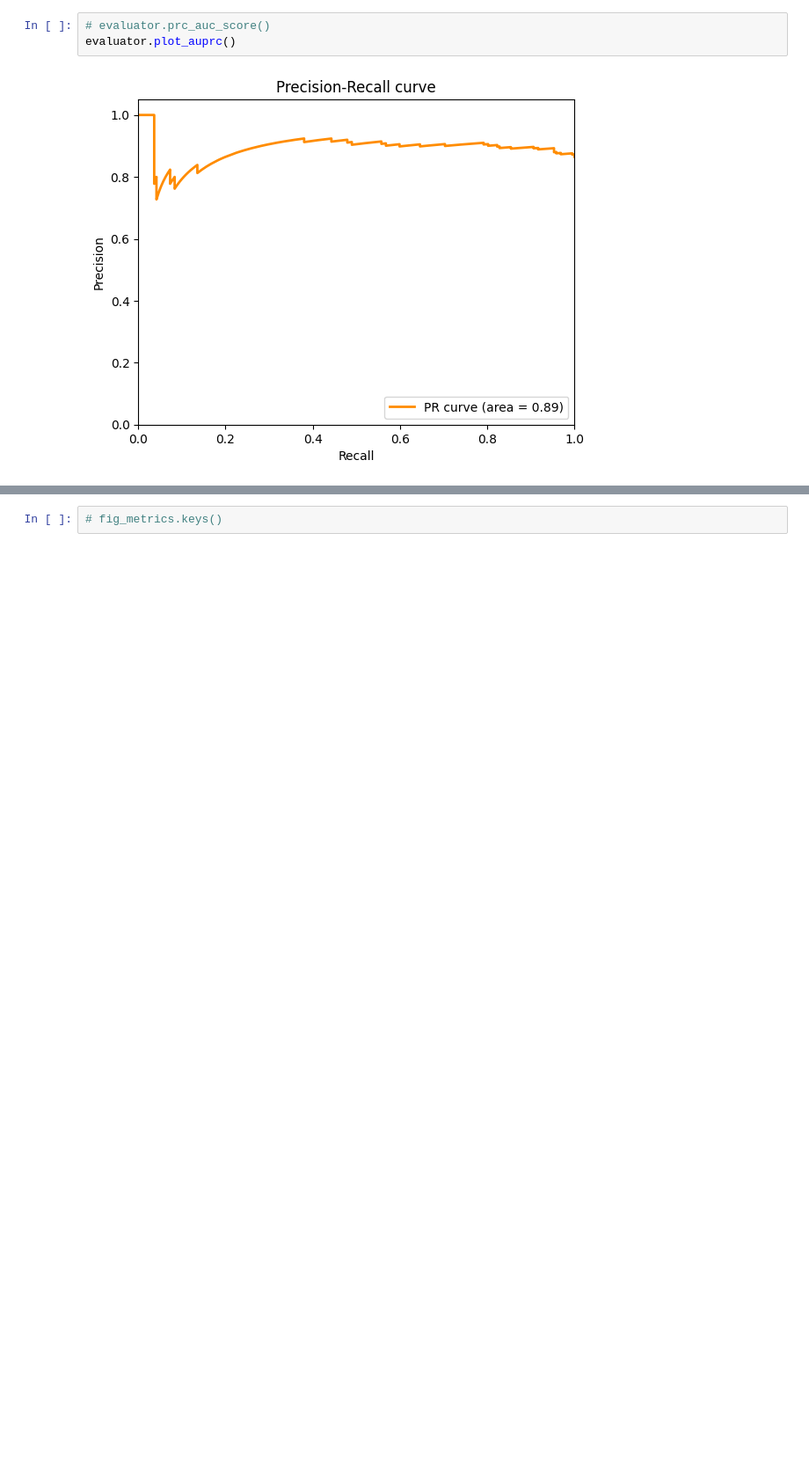
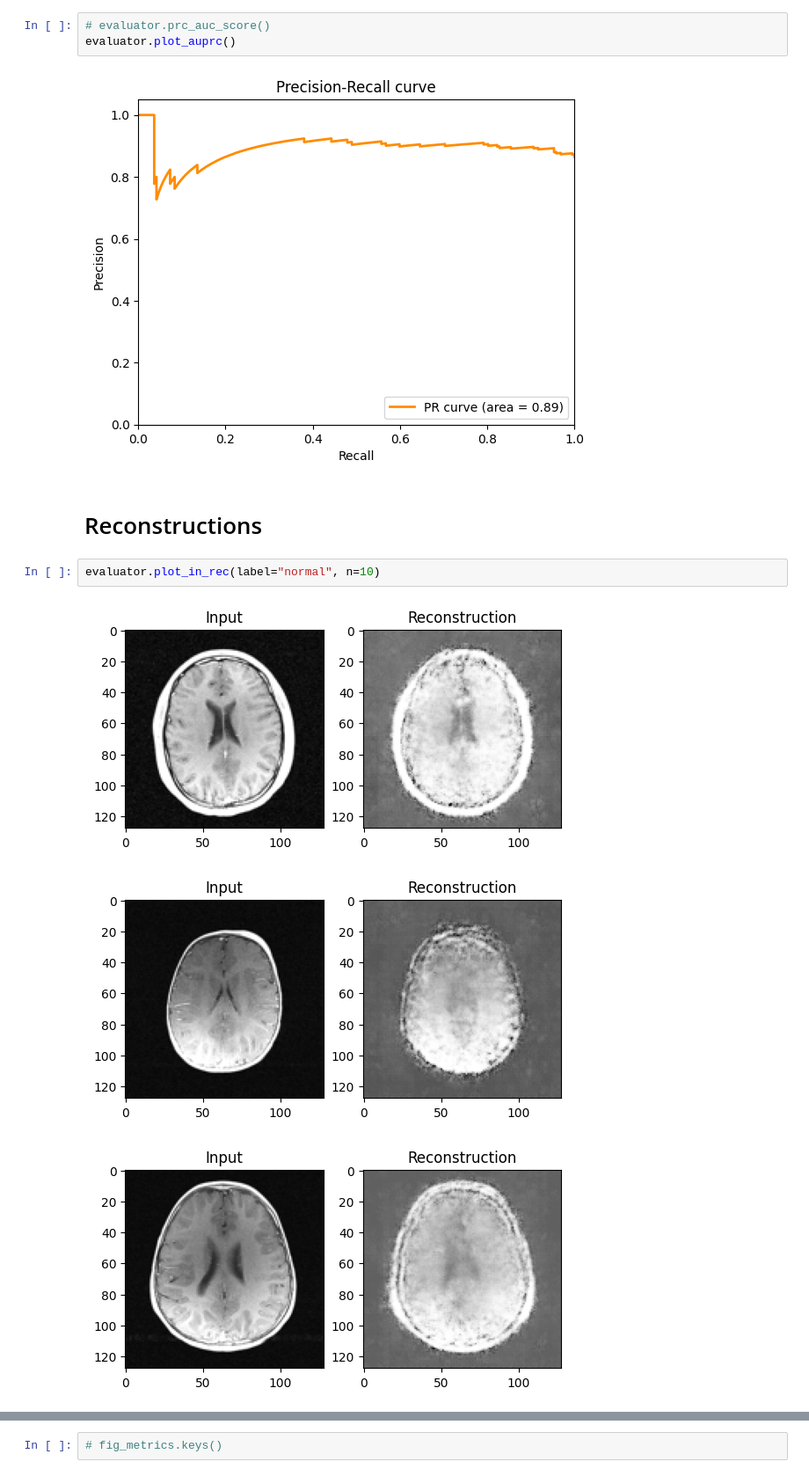
Before and after one commit to MarcelRosier/mad_seminar, a Jupyter notebook: run_eval.ipynb, the cells around one changed output, grey strips where cells are left out. Shown at 88% size. Saved outputs shown, nothing was run; the diff lists cells and outputs as text; blank space fills up the shorter version.

Commit message:
- add rec plot - test wandb integration

```diff
--- a/run_eval.ipynb
+++ b/run_eval.ipynb
@@ -146,3 +147,11 @@ evaluator.plot_auroc()
 evaluator.plot_auprc()
 # %% [output]
 [figure]
+# %% [markdown]
+# Reconstructions
+# %%
+evaluator.plot_in_rec(label="normal", n=10)
+# %% [output]
+[figure, added]
+[figure, added]
+[figure, added]
```
Also changed, not shown: parts of 3 cells of this notebook, 3 other files.
